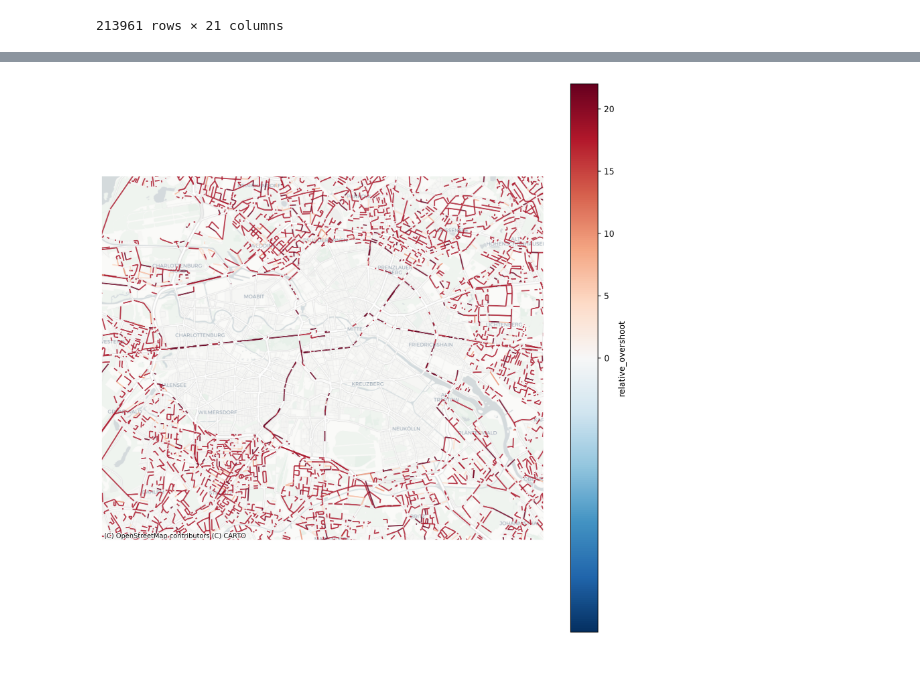
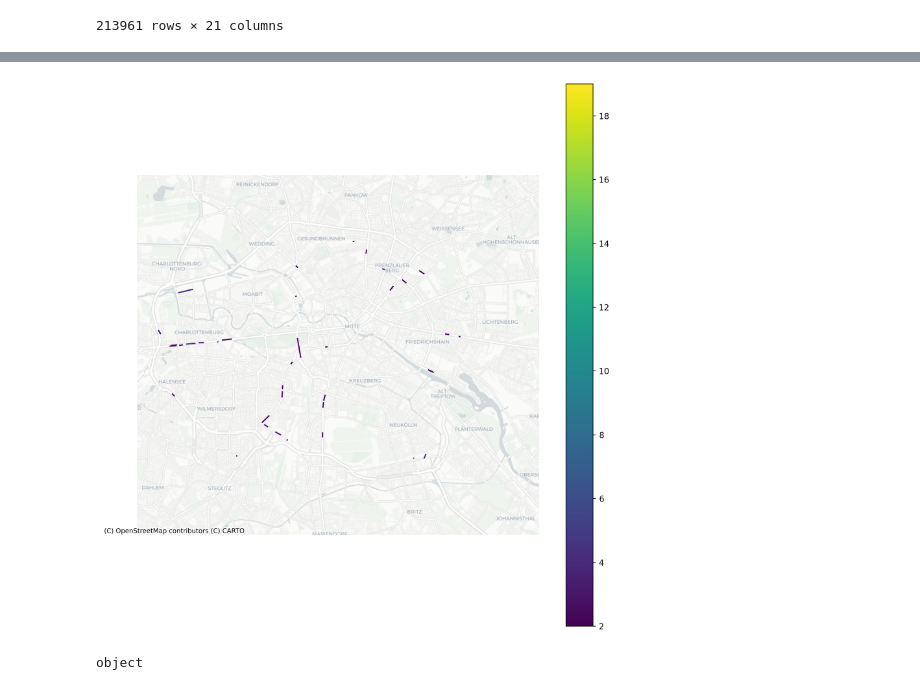
Before and after one commit to matsim-scenarios/matsim-berlin, a Jupyter notebook: src/main/python/analysis/parking.ipynb, the cells around one changed output, grey strips where cells are left out. Saved outputs shown, nothing was run; the diff lists cells and outputs as text; code cells hidden in the pictures.

```diff
--- a/src/main/python/analysis/parking.ipynb
+++ b/src/main/python/analysis/parking.ipynb
@@ -15,7 +16,8 @@ pct=0.01
 # join base and policy on linkId.
 merged = base_parking.merge(policy_parking, on="linkId", suffixes=("_base", "_policy"))
 merged["occupancy_diff"] = merged["occupancy_policy"] - merged["occupancy_base"]
-merged["relative_overshoot"] = merged["occupancy_diff"] / merged["occupancy_base"].replace(0, pd.NA)  # avoid division by zero, set to NA
+merged["relative_overshoot"] = merged["occupancy_diff"] / merged["occupancy_base"].replace(0,
+                                                                                           pd.NA)  # avoid division by zero, set to NA
 merged
 # %% [output]
 |  | linkId | from_time_base | to_time_base | length_base | occupancy_base | initial_base | from_time_policy | ... |
@@ -99,0 +113,13 @@ Name: relative_overshoot, dtype: object
+# %%
+value_col = "relative_overshoot"
+
+final_3857[value_col] = pd.to_numeric(final_3857[value_col], errors="coerce")
+gdf_plot = final_3857.loc[
+    final_3857[value_col].notna() & (final_3857[value_col] != 0) & (final_3857[value_col] > 1.5)].copy()
+
+# print row count of gdf_plot
+zone = gpd.read_file('../../../../input/v6.4/umweltzone/Umweltzone_Berlin.shp')
+
+# gdf_plot[gdf_plot.geometry.within(zone.to_crs(epsg=3857).union_all())].shape[1]
+filtered = gdf_plot[gdf_plot.geometry.within(zone.to_crs(epsg=3857).union_all())]
+filtered
@@ -100,55 +145,54 @@ Name: relative_overshoot, dtype: object
 # %%
-from matplotlib.colors import TwoSlopeNorm, LinearSegmentedColormap
+
 import contextily as ctx
 import matplotlib.pyplot as plt
-import matplotlib as mpl
 
 bezirke = gpd.read_file("/Users/paulh/git/matsim-berlin/input/v6.4/bezirksgrenzen.geojson")
 bezirke = bezirke.to_crs(epsg=3857)
 
 fig, ax = plt.subplots(figsize=(12, 12))
 
-# symmetric range around 0
-# absmax = final_3857["relative_overshoot"].abs().max()
-# norm = mpl.colors.TwoSlopeNorm(vmin=-absmax, vcenter=0, vmax=absmax)
+# vmin = gdf_plot[value_col].min()
+# vmax = gdf_plot[value_col].max()
+#
+# cmap = plt.cm.viridis
+# norm = mpl.colors.Normalize(vmin=vmin, vmax=vmax)
 
-col = "relative_overshoot"
-vals = pd.to_numeric(final_3857[col], errors="coerce")
-vmin = vals.min()
-vmax = vals.max()
-norm = mpl.colors.TwoSlopeNorm(vmin=vals.min(), vcenter=0, vmax=vals.max())
-cmap = plt.cm.RdBu_r
-
-final_3857.plot(
+gdf_plot.plot(
+    column=value_col,
     ax=ax,
-    column="relative_overshoot",
-    cmap=cmap,
-    norm=norm,
-    alpha=0.8,
-    legend=False,
+    # cmap=cmap,
+    # norm=norm,
+    legend=True,  # <- important: turn off geopandas legend
+    # edgecolor="none",
 )
-sm = mpl.cm.ScalarMappable(norm=norm, cmap=cmap)
-sm.set_array([])
-
-cbar = fig.colorbar(sm, ax=ax)
-cbar.set_label("relative_overshoot")
+#
+# sm = mpl.cm.ScalarMappable(norm=norm, cmap=cmap)
+# sm.set_array([])  # needed for older mpl behavior
+# cbar = fig.colorbar(sm, ax=ax)
+# cbar.set_label("Relative Overshoot")
 
 ctx.add_basemap(ax, source=ctx.providers.CartoDB.Positron, zoom=12)
 ax.set_axis_off()
 
 minx, miny, maxx, maxy = bezirke.total_bounds
 
 x_diff = maxx - minx
 y_diff = maxy - miny
 buffer_factor = -0.3
 minx -= x_diff * buffer_factor * 0.8
 maxx += x_diff * buffer_factor * 1.2
 miny -= y_diff * buffer_factor
 maxy += y_diff * buffer_factor
 
 ax.set_xlim([minx, maxx])
 ax.set_ylim([miny, maxy])
 
 plt.show()
 # %% [output]
-[figure, old version]
+[figure, new version]
+# %%
+gdf_plot.sort_values("relative_overshoot", ascending=False)
+print(final_3857[value_col].dtype)
+# %% [output]
+object
```
Also changed, not shown: parts of 5 cells of this notebook, 5 other files.
